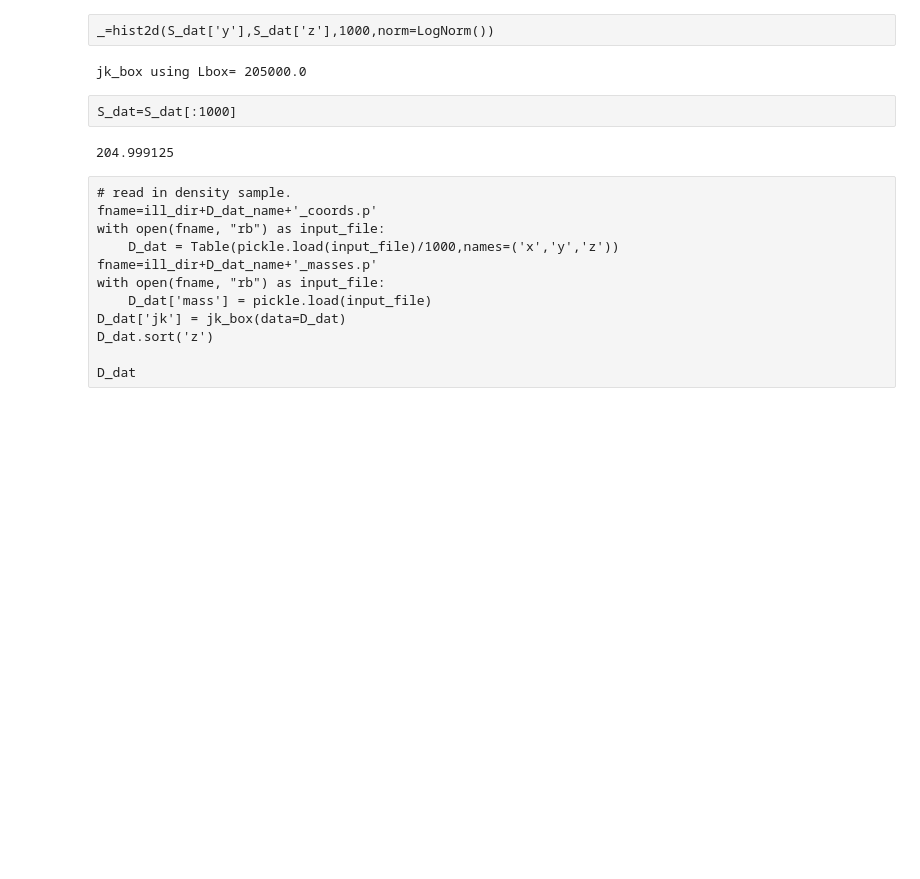
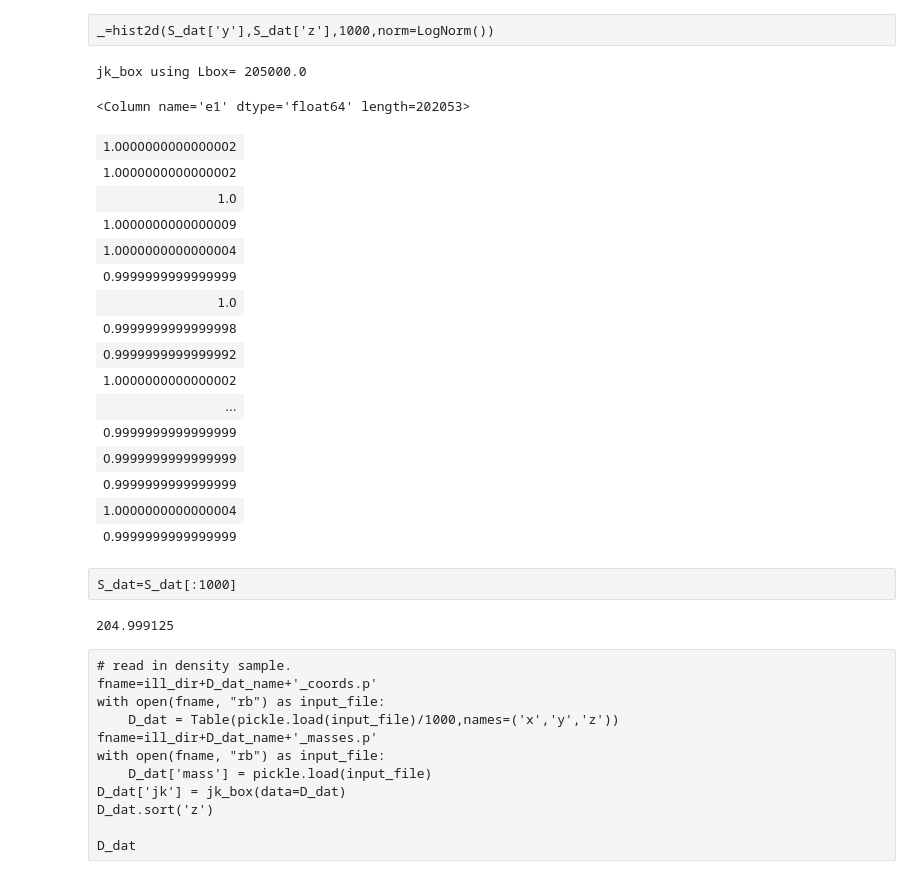
Before and after one commit to sukhdeep2/corr_pc, a Jupyter notebook: Gen_inp_Periodic_box_ED.ipynb, the cells around one changed output. Cells and saved outputs as stored; diff of their text form; code cells hidden in the pictures; blank space fills up the shorter version.

```diff
--- a/Gen_inp_Periodic_box_ED.ipynb
+++ b/Gen_inp_Periodic_box_ED.ipynb
@@ -154,3 +163,23 @@ S_dat['e3']=np.ones_like(S_dat['jk'])
+# %%
+S_dat['e1']**2+S_dat['e2']**2+S_dat['e3']**2
+# %% [output]
+<Column name='e1' dtype='float64' length=202053>
+| 1.0000000000000002 |
+| 1.0000000000000002 |
+| 1.0 |
+| 1.0000000000000009 |
+| 1.0000000000000004 |
+| 0.9999999999999999 |
+| 1.0 |
+| 0.9999999999999998 |
+| 0.9999999999999992 |
+| 1.0000000000000002 |
+| ... |
+| 0.9999999999999999 |
+| 0.9999999999999999 |
+| 0.9999999999999999 |
+| 1.0000000000000004 |
+| 0.9999999999999999 |
 # %% [raw]
 S_dat=S_dat[:1000]
 # %%
```
Also changed, not shown: parts of 8 cells of this notebook, 3 other files.
